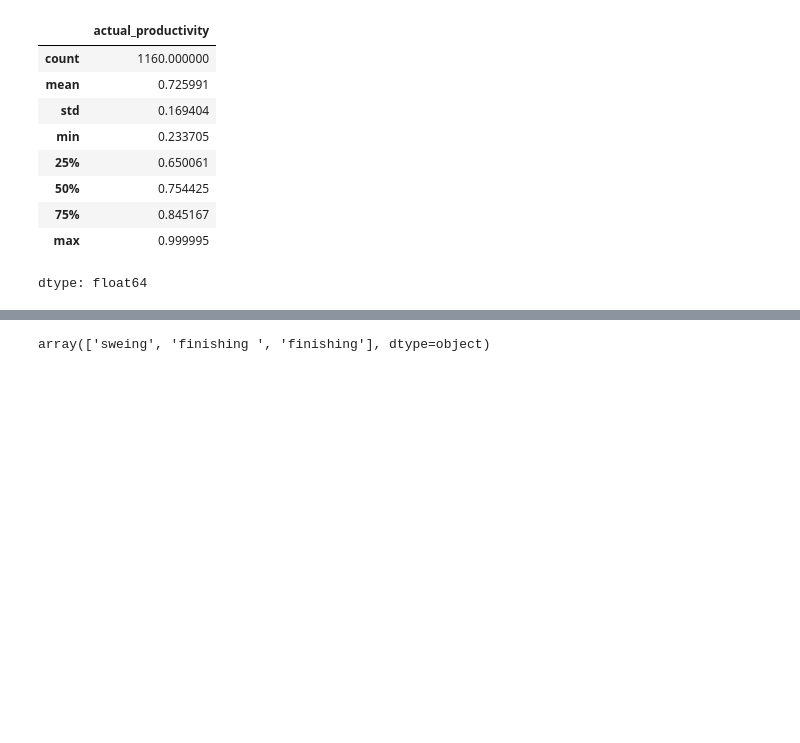
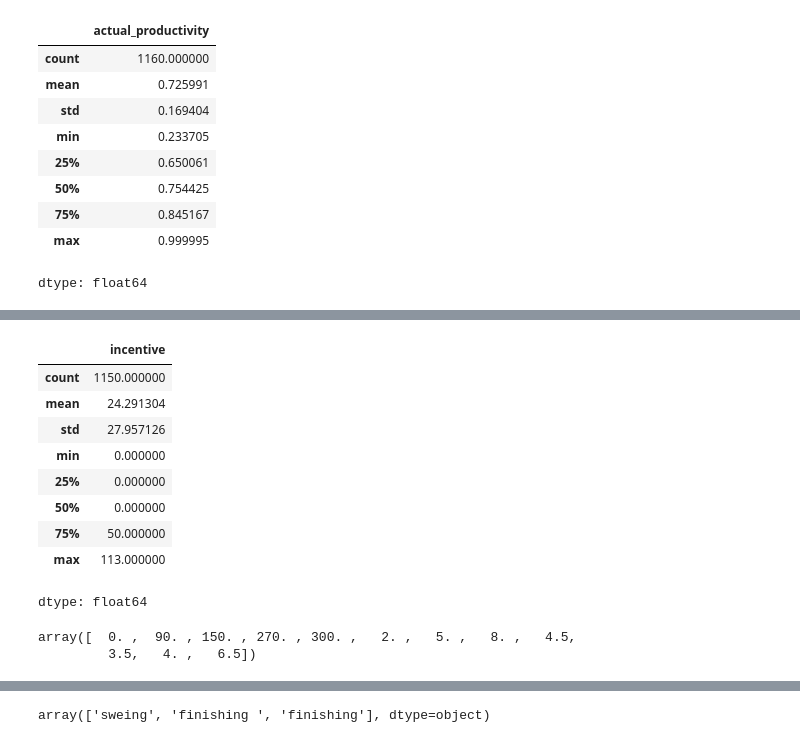
Before and after one commit to jerussi123/Proyecto_tec_andes, a Jupyter notebook: Soporte_1_Fuentes_de_Limpieza.ipynb, the cells around one changed output, grey strips where cells are left out. Cells and saved outputs as stored; diff of their text form; code cells hidden in the pictures; blank space fills up the shorter version.

```diff
--- a/Soporte_1_Fuentes_de_Limpieza.ipynb
+++ b/Soporte_1_Fuentes_de_Limpieza.ipynb
@@ -181,0 +203,20 @@ dtype: float64
+# %%
+over_500 = df[df['incentive'] >= 500].index
+df = df.drop(over_500)
+df['incentive'].describe()
+# %% [output]
+|  | incentive |
+| count | 1150.000000 |
+| mean | 24.291304 |
+| std | 27.957126 |
+| min | 0.000000 |
+| 25% | 0.000000 |
+| 50% | 0.000000 |
+| 75% | 50.000000 |
+| max | 113.000000 |
+dtype: float64
+# %%
+df['idle_time'].unique()
+# %% [output]
+array([  0. ,  90. , 150. , 270. , 300. ,   2. ,   5. ,   8. ,   4.5,
+         3.5,   4. ,   6.5])
```
Also changed, not shown: parts of 14 cells of this notebook.
